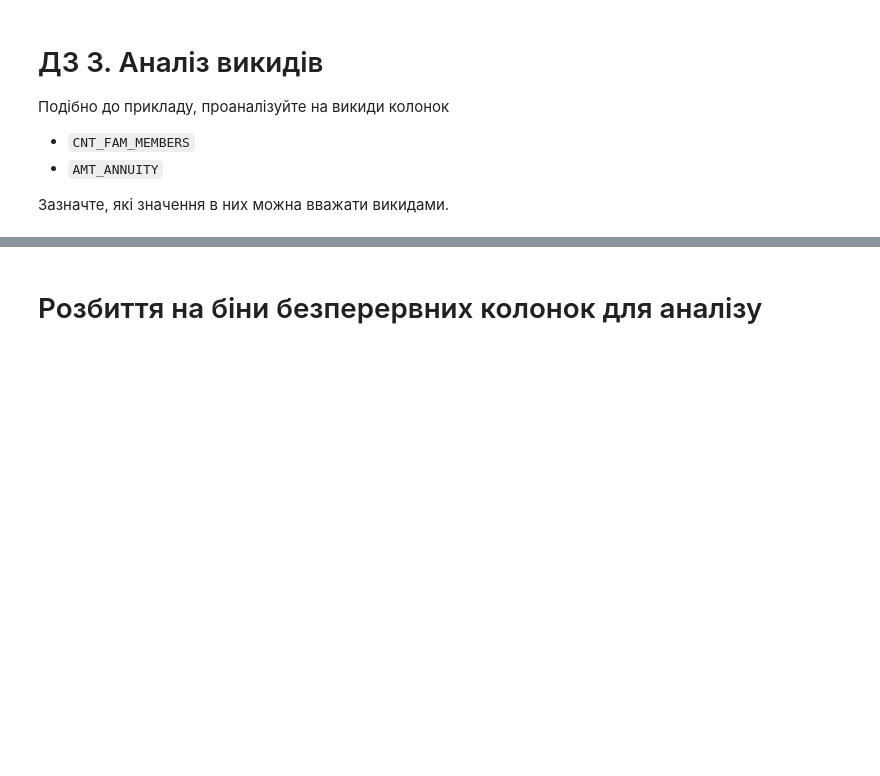
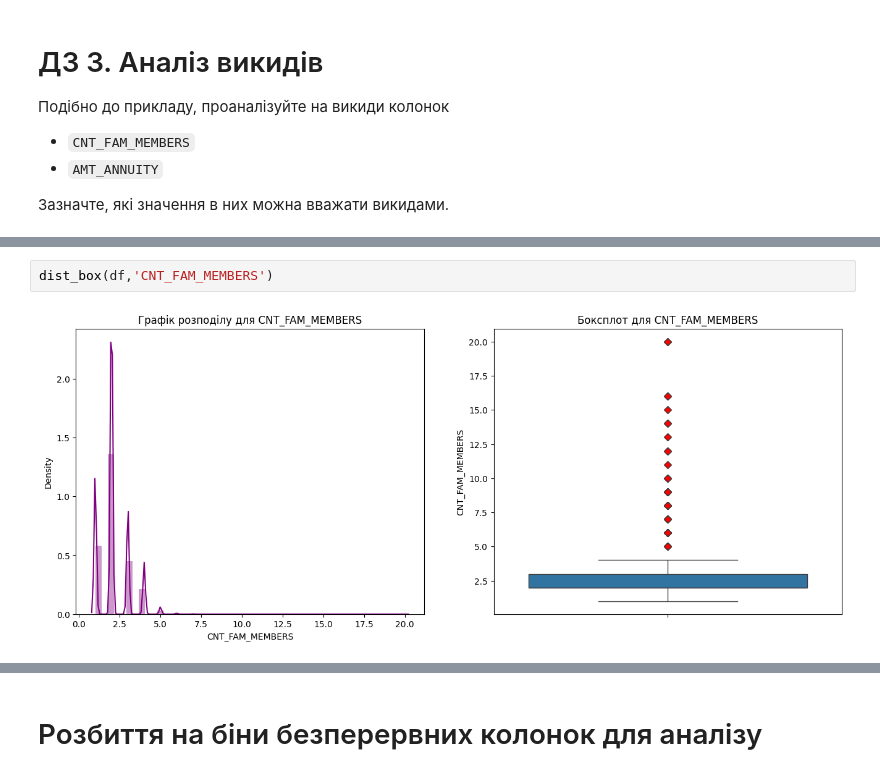
Before and after one commit to alessandrossC/ML-for-people, a Jupyter notebook: HW_1_2_Credit_EDA.ipynb, the cells around one changed output, grey strips where cells are left out. Saved outputs shown, nothing was run; the diff lists cells and outputs as text; blank space fills up the shorter version.

```diff
--- a/HW_1_2_Credit_EDA.ipynb
+++ b/HW_1_2_Credit_EDA.ipynb
@@ -1291,0 +1501,4 @@ df[df['AMT_INCOME_TOTAL'] > 900000].head()
+# %%
+dist_box(df,'CNT_FAM_MEMBERS')
+# %% [output]
+[figure, added]
```
Also changed, not shown: parts of 90 cells of this notebook.
